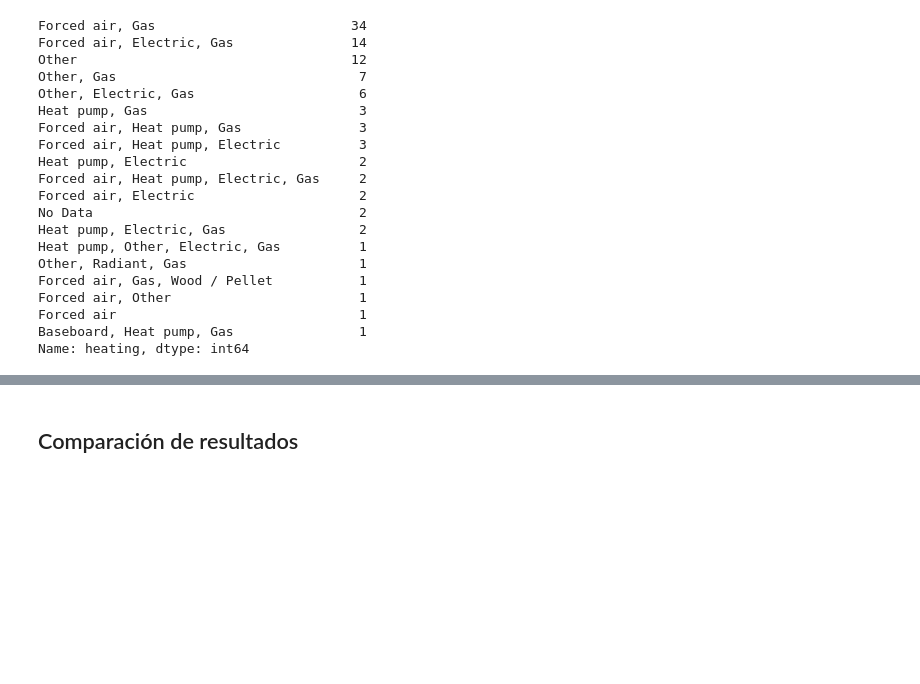
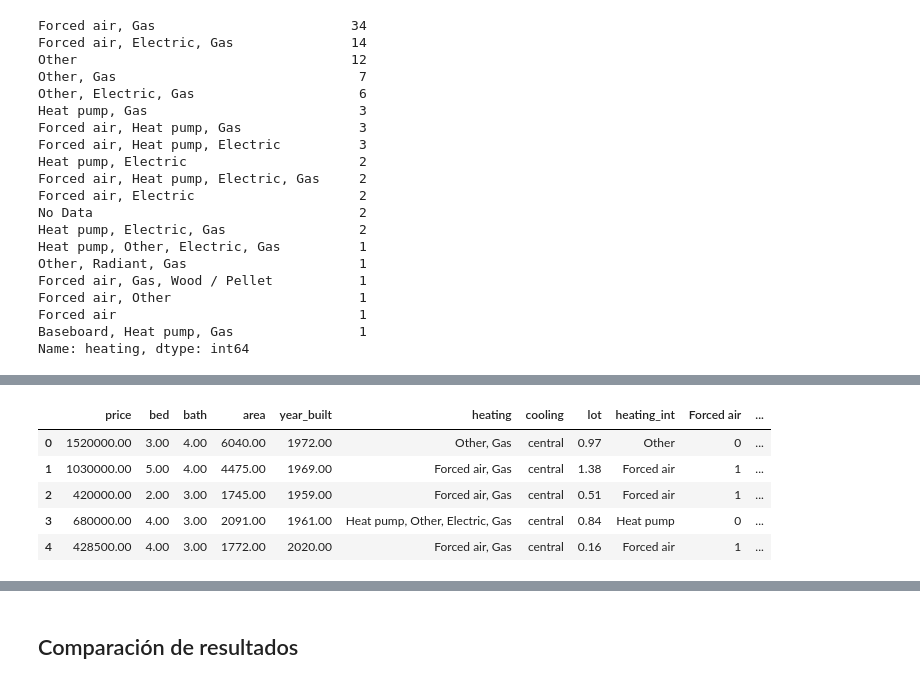
Before and after one commit to nyainamalala/curso_analisisdatos_malala_kamorynyaina, a Jupyter notebook: m6-ml/2.Regresion/4.Regresion_pipeline.ipynb, the cells around one changed output, grey strips where cells are left out. Drawn from its saved outputs; the diff is of its cells as text; code cells hidden in the pictures; blank space fills up the shorter version.

```diff
--- a/m6-ml/2.Regresion/4.Regresion_pipeline.ipynb
+++ b/m6-ml/2.Regresion/4.Regresion_pipeline.ipynb
@@ -9,6 +9,9 @@ import pandas as pd
 import numpy as np
 import matplotlib.pyplot as plt
 import seaborn as sns
+pd.options.display.float_format = '{:.2f}'.format
+# Para resetear el cambio de formato al original
+# pd.reseat_option('display.float_format')
 # %%
 df = pd.read_csv('../../data/duke-forest-nulls.csv')
 df.tail(1)
@@ -415,5 +440,14 @@ Name: heating, dtype: int64
 # %%
-heating_types = ['Forced air', 'Gas', 'Electric', 'Other', 'Heat pump', 'No Data', 'Radiant', 'Wood / Pellet', 'Baseboard']
+heating_types = ['Forced air', 'Gas', 'Electric', 'Other', 'Heat pump', 'No Data', 'Radiant', 'Wood / Pellet', 'Baseboard' ]
 
 for heating_type in heating_types:
-    df[heating_type] = df['heating'].apply(lambda x: int(heating_type))
+    df[heating_type] = df['heating'].apply(lambda x: int(heating_type in x))
+
+df.head()
+# %% [output]
+|  | price | bed | bath | area | year_built | heating | cooling | lot | heating_int | Forced air | ... |
+| 0 | 1520000.00 | 3.00 | 4.00 | 6040.00 | 1972.00 | Other, Gas | central | 0.97 | Other | 0 | ... |
+| 1 | 1030000.00 | 5.00 | 4.00 | 4475.00 | 1969.00 | Forced air, Gas | central | 1.38 | Forced air | 1 | ... |
+| 2 | 420000.00 | 2.00 | 3.00 | 1745.00 | 1959.00 | Forced air, Gas | central | 0.51 | Forced air | 1 | ... |
+| 3 | 680000.00 | 4.00 | 3.00 | 2091.00 | 1961.00 | Heat pump, Other, Electric, Gas | central | 0.84 | Heat pump | 0 | ... |
+| 4 | 428500.00 | 4.00 | 3.00 | 1772.00 | 2020.00 | Forced air, Gas | central | 0.16 | Forced air | 1 | ... |
```
Also changed, not shown: parts of 27 cells of this notebook.
